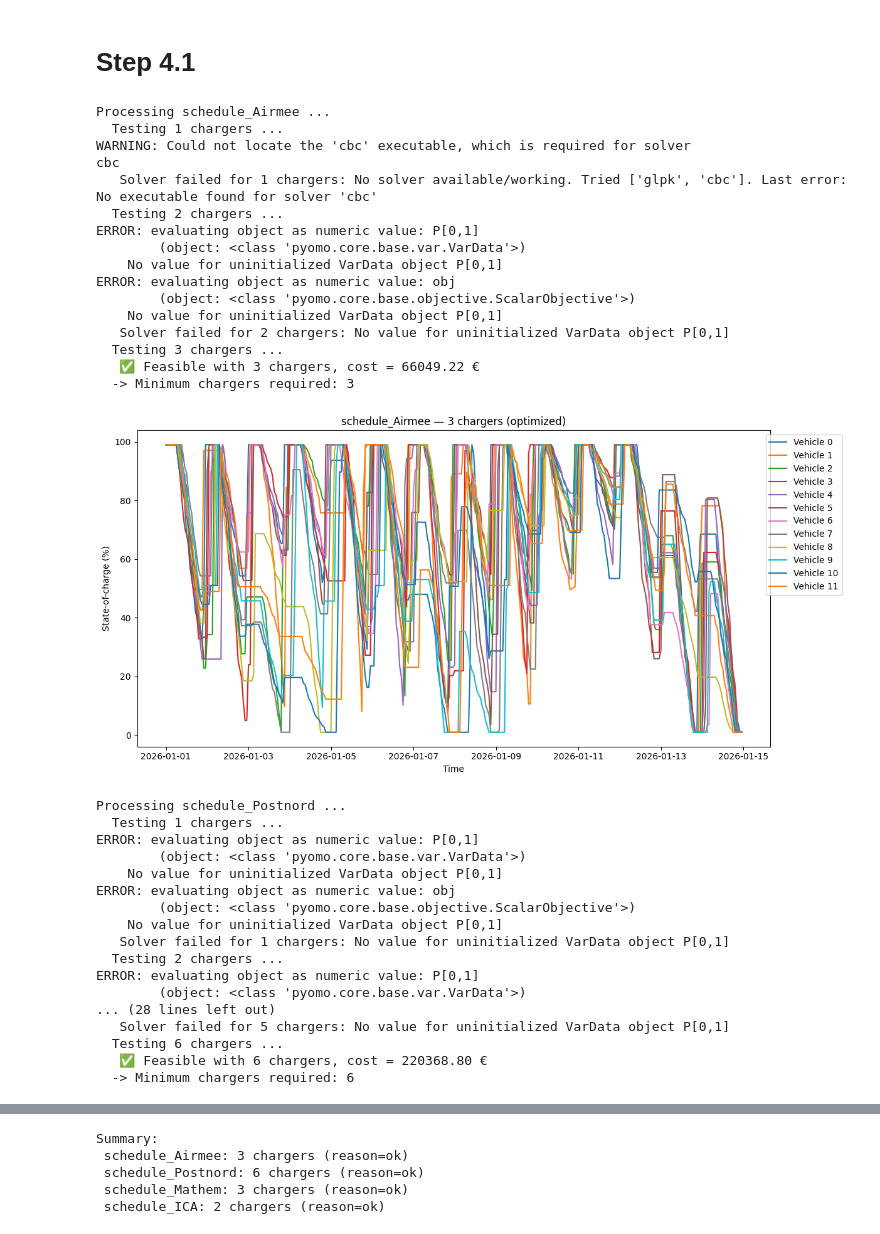
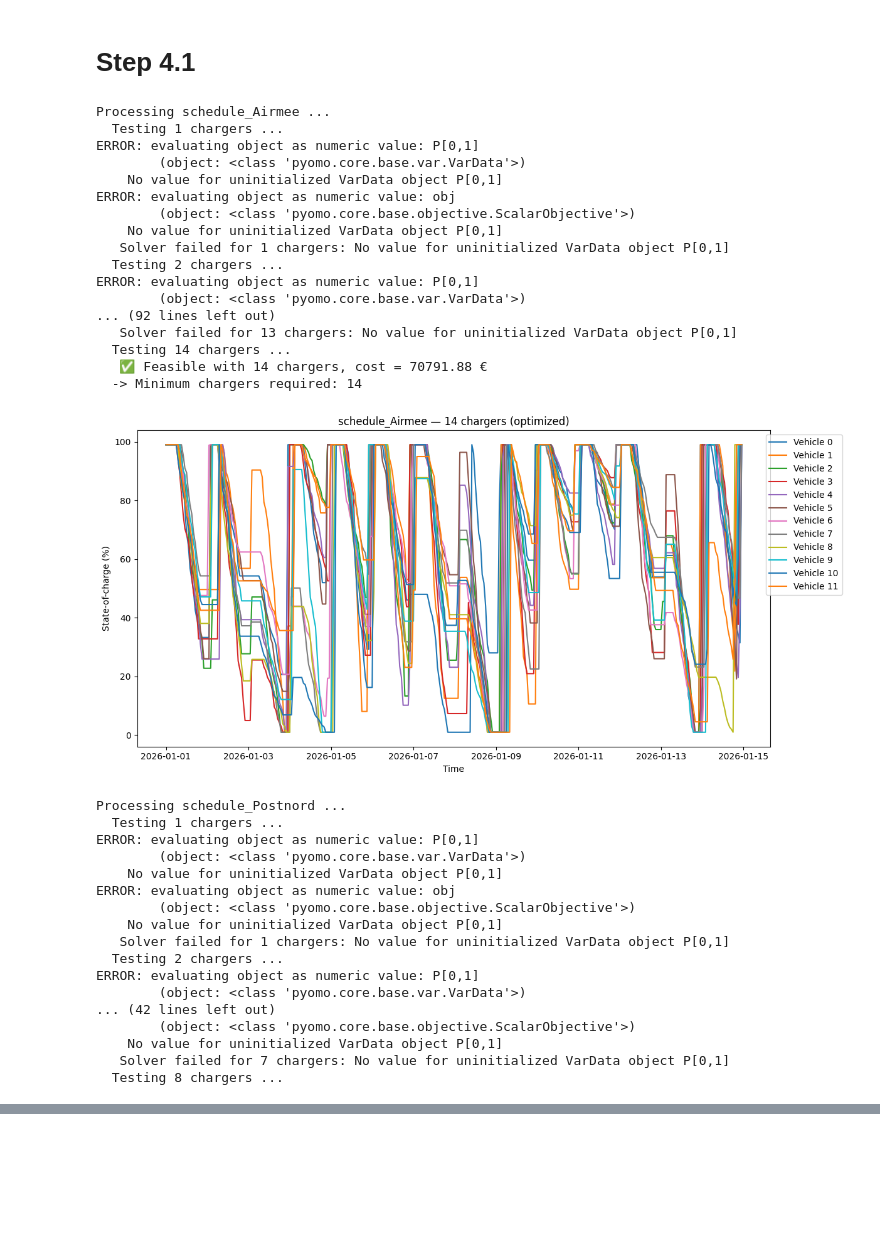
Before and after one commit to MatisGo/Network_optmisation, a Jupyter notebook: Project/Step 4_1.ipynb, the cells around one changed output, grey strips where cells are left out. Drawn from its saved outputs; the diff is of its cells as text; code cells hidden in the pictures; blank space fills up the shorter version.

```diff
--- a/Project/Step 4_1.ipynb
+++ b/Project/Step 4_1.ipynb
@@ -26,7 +26,7 @@ SOC_max_percentage = 0.99  # max state-of-charge fraction (to avoid overcharging
 SOC_min_percentage = 0.01  # min state-of-charge fraction (to avoid deep discharge)
 
 # Charger capacity per physical charger (kW)
-FAST_AC_CAPACITY_KW = 12.0
+FAST_AC_CAPACITY_KW = 7.0
 
 # -------------------------
 # Core optimizer: optimize energy cost for one shop CSV and fixed number of chargers
@@ -198,6 +198,13 @@ def optimize_shop_energy_cost(file_path,
         return sum(m.P[v, t] for v in m.VEH) <= m.n_chargers * m.P_charger
     model.charger_cap_con = Constraint(model.TIME, rule=charger_cap_rule)
 
+
+    # 2) Charger capacity (shared): sum_i P_i_t <= n_chargers * P_charger
+    def charger_cap_rule(m, t):
+        return sum(m.P[v, t] for v in m.VEH) <= m.n_chargers * m.P_charger
+    model.charger_cap_con = Constraint(model.TIME, rule=charger_cap_rule)
+
+
     # 3) SOC dynamics:
     # For t == first index: SOC[v,1] = Cap_v - Edrive[v,1] + P[v,1]*dt[1]
     def soc_first_rule(m, v):
@@ -220,6 +227,13 @@ def optimize_shop_energy_cost(file_path,
     def soc_lb_rule(m, v, t):
         return m.SOC[v, t] >= m.Cap[v]*m.SOC_min_percentage
     model.soc_lb_con = Constraint(model.VEH, model.TIME, rule=soc_lb_rule)
+
+
+    def soc_end_rule(m, v):
+        t = 336
+        return m.SOC[v, t] == m.Cap[v] * m.SOC_max_percentage
+    model.soc_end_con = Constraint(model.VEH, rule=soc_end_rule)
+
 
 
 
@@ -370,42 +384,43 @@ if __name__ == "__main__":
 
         if found:
             print(f"  -> Minimum chargers required: {n_ch}")
             results[shop] = {
                 'min_chargers': n_ch,
                 'objective': best_cost,
                 'trace': best_trace,
                 'trace_percentage': best_trace['SOC_percentage']
             }
             # Optionally plot SOC
             df = pd.read_csv(file)
             vehicle_types = df.groupby('VehicleID')['VehicleType'].first().to_dict()
 
             plot_soc_from_result(best_trace, title=f"{shop} — {n_ch} chargers (optimized)", save_fig=False)
         else:
             print(f"  -> Not feasible with up to {MAX_CHARGERS_TO_TEST} chargers.")
             results[shop] = {'min_chargers': None, 'reason': 'not_feasible'}
 
     print("\nSummary:")
     for shop, info in results.items():
         print(f" {shop}: {info.get('min_chargers')} chargers (reason={info.get('reason','ok')})")
 # %% [output]
 Processing schedule_Airmee ...
   Testing 1 chargers ...
-WARNING: Could not locate the 'cbc' executable, which is required for solver
-cbc
-   Solver failed for 1 chargers: No solver available/working. Tried ['glpk', 'cbc']. Last error: No executable found for solver 'cbc'
-  Testing 2 chargers ...
 ERROR: evaluating object as numeric value: P[0,1]
         (object: <class 'pyomo.core.base.var.VarData'>)
     No value for uninitialized VarData object P[0,1]
 ERROR: evaluating object as numeric value: obj
         (object: <class 'pyomo.core.base.objective.ScalarObjective'>)
     No value for uninitialized VarData object P[0,1]
-   Solver failed for 2 chargers: No value for uninitialized VarData object P[0,1]
-  Testing 3 chargers ...
-   ✅ Feasible with 3 chargers, cost = 66049.22 €
-  -> Minimum chargers required: 3
+   Solver failed for 1 chargers: No value for uninitialized VarData object P[0,1]
+  Testing 2 chargers ...
+ERROR: evaluating object as numeric value: P[0,1]
+        (object: <class 'pyomo.core.base.var.VarData'>)
+... (92 lines left out)
+   Solver failed for 13 chargers: No value for uninitialized VarData object P[0,1]
+  Testing 14 chargers ...
+   ✅ Feasible with 14 chargers, cost = 70791.88 €
+  -> Minimum chargers required: 14
-[figure, old version]
+[figure, new version]
 Processing schedule_Postnord ...
   Testing 1 chargers ...
 ERROR: evaluating object as numeric value: P[0,1]
@@ -418,8 +433,8 @@ ERROR: evaluating object as numeric value: obj
   Testing 2 chargers ...
 ERROR: evaluating object as numeric value: P[0,1]
         (object: <class 'pyomo.core.base.var.VarData'>)
-... (28 lines left out)
-   Solver failed for 5 chargers: No value for uninitialized VarData object P[0,1]
-  Testing 6 chargers ...
-   ✅ Feasible with 6 chargers, cost = 220368.80 €
-  -> Minimum chargers required: 6
+... (42 lines left out)
+        (object: <class 'pyomo.core.base.objective.ScalarObjective'>)
+    No value for uninitialized VarData object P[0,1]
+   Solver failed for 7 chargers: No value for uninitialized VarData object P[0,1]
+  Testing 8 chargers ...
@@ -461,5 +441,0 @@ ERROR: evaluating object as numeric value: obj
-Summary:
- schedule_Airmee: 3 chargers (reason=ok)
- schedule_Postnord: 6 chargers (reason=ok)
- schedule_Mathem: 3 chargers (reason=ok)
- schedule_ICA: 2 chargers (reason=ok)
```
Also changed, not shown: parts of 1 cell of this notebook, 4 other files.
